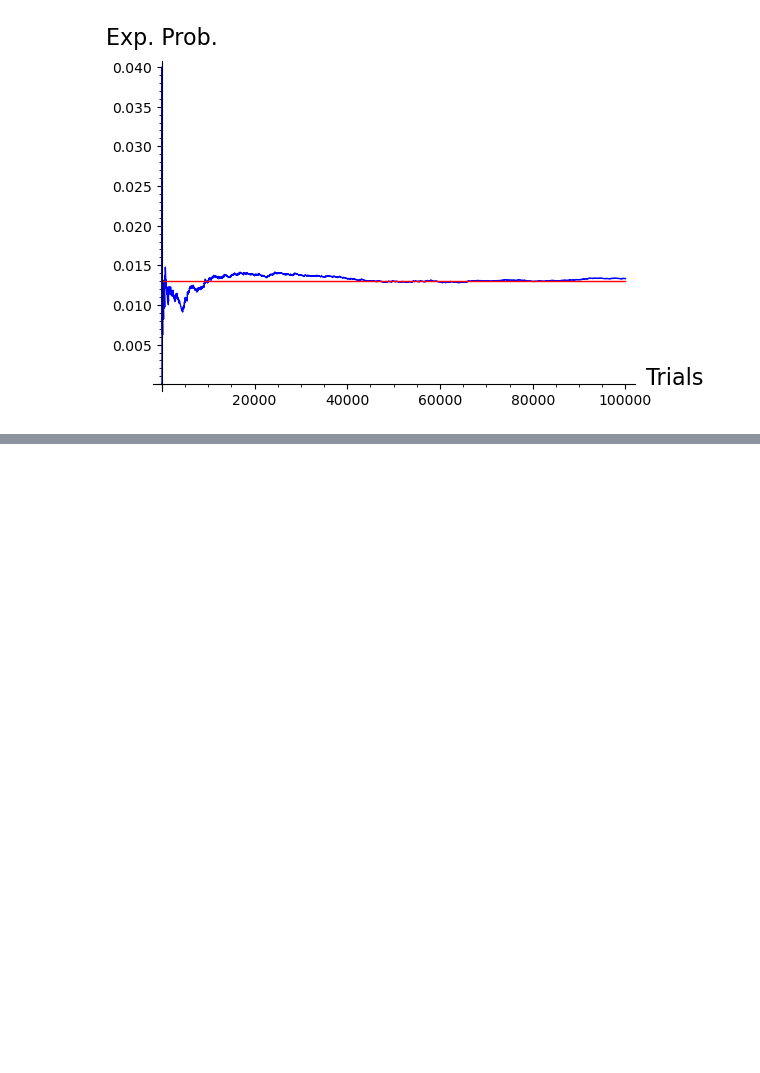
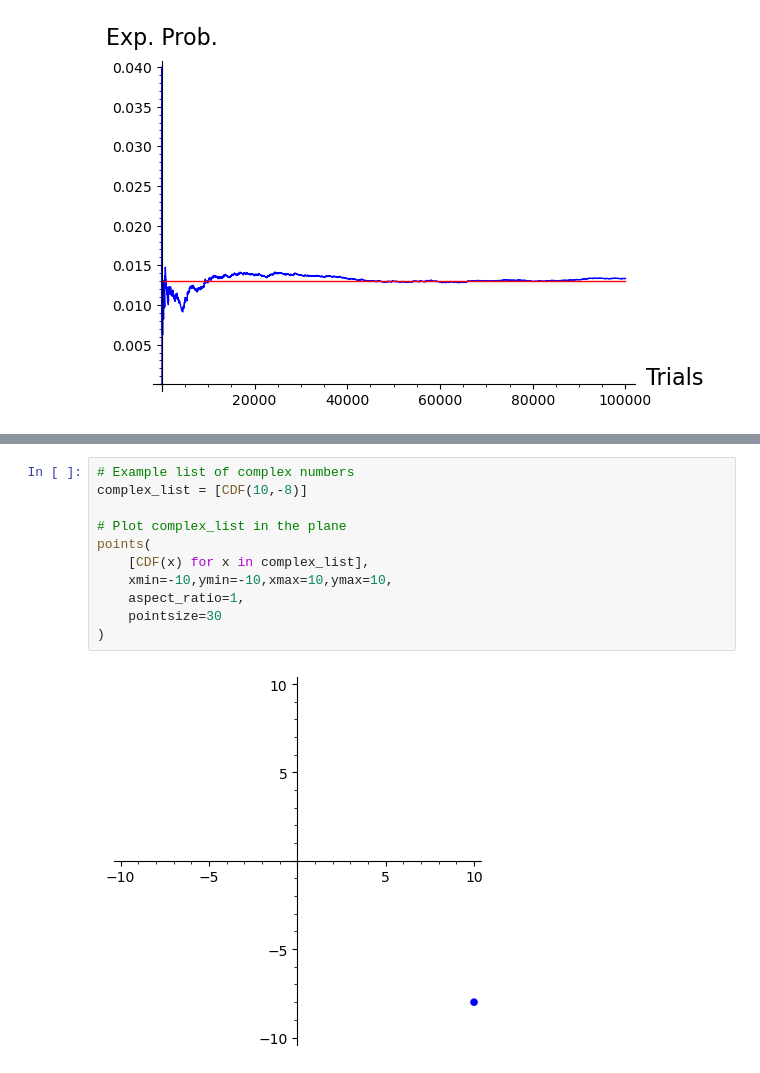
Before and after one commit to StevenClontz/exploring-math-technology, a Jupyter notebook: notebooks/sage.ipynb, the cells around one changed output, grey strips where cells are left out. Saved outputs shown, nothing was run; the diff lists cells and outputs as text; blank space fills up the shorter version.

```diff
--- a/notebooks/sage.ipynb
+++ b/notebooks/sage.ipynb
@@ -54,0 +73,13 @@ show(
+# %%
+# Example list of complex numbers
+complex_list = [CDF(10,-8)]
+
+# Plot complex_list in the plane
+points(
+    [CDF(x) for x in complex_list],
+    xmin=-10,ymin=-10,xmax=10,ymax=10,
+    aspect_ratio=1,
+    pointsize=30
+)
+# %% [output]
+[figure, added]
```
Also changed, not shown: parts of 24 cells of this notebook.
